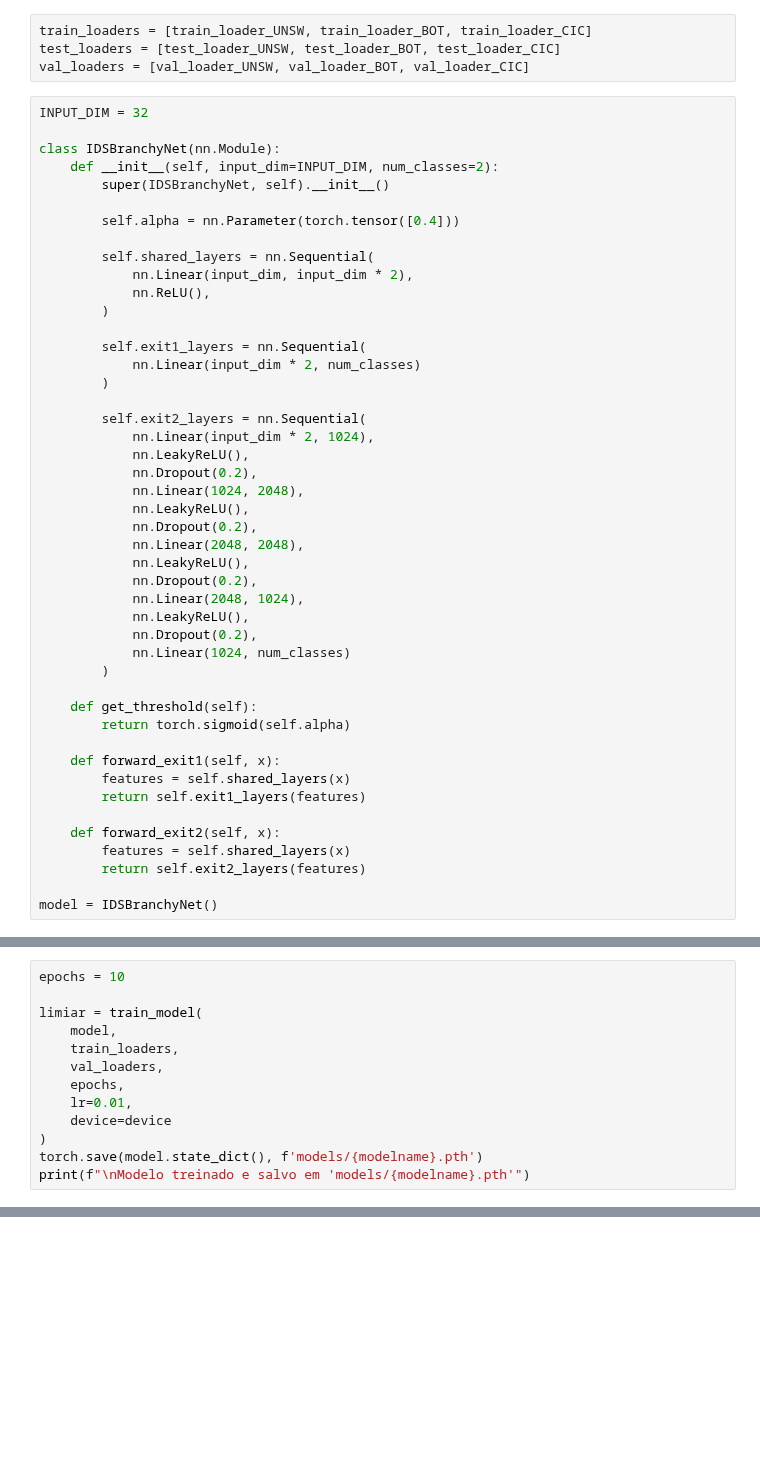
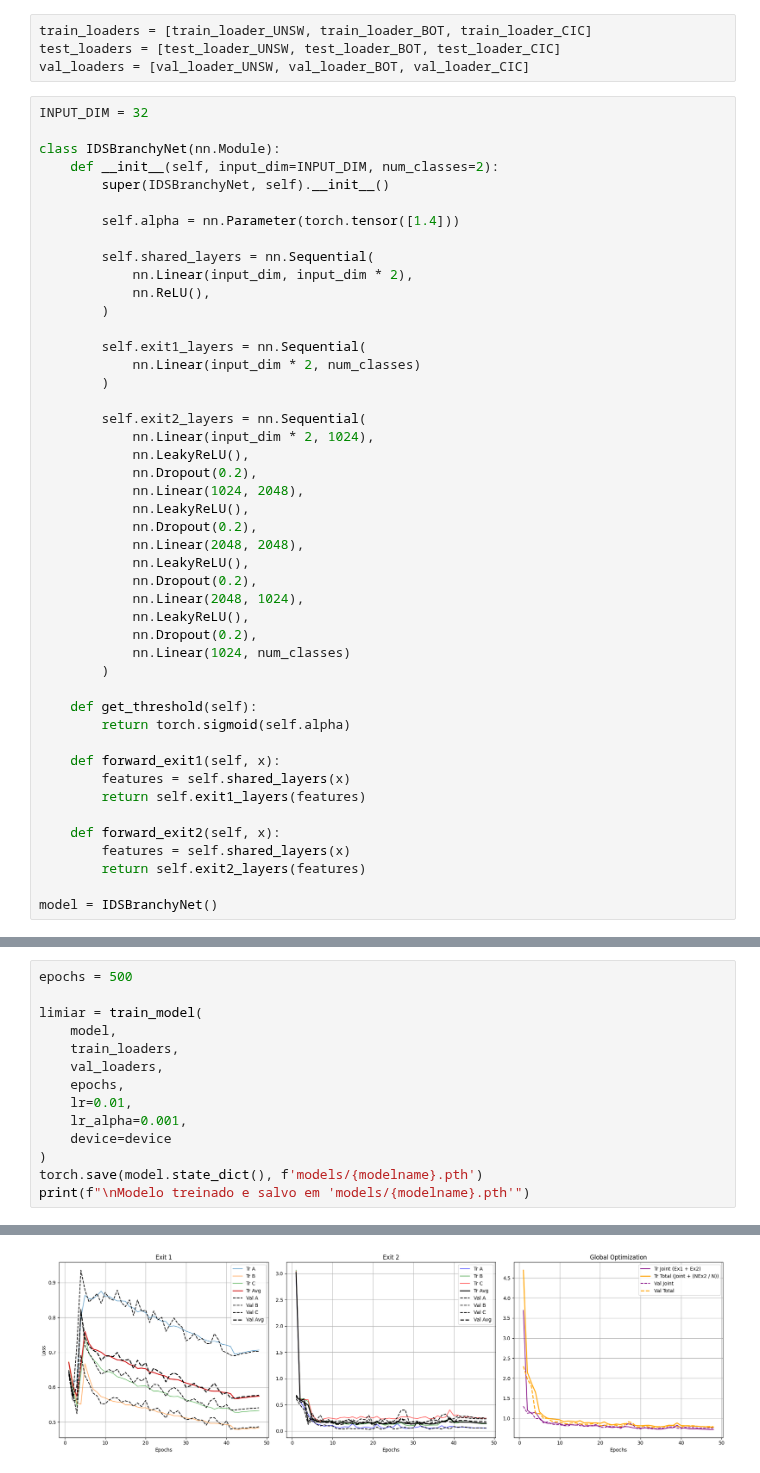
Before and after one commit to LucasSotomaiorAPereira/pibic-25-26, a Jupyter notebook: versao_artigo/main.ipynb, the cells around one changed output, grey strips where cells are left out. Drawn from its saved outputs; the diff is of its cells as text; blank space fills up the shorter version.

```diff
--- a/versao_artigo/main.ipynb
+++ b/versao_artigo/main.ipynb
@@ -47,7 +48,7 @@ class IDSBranchyNet(nn.Module):
     def __init__(self, input_dim=INPUT_DIM, num_classes=2):
         super(IDSBranchyNet, self).__init__()
 
-        self.alpha = nn.Parameter(torch.tensor([0.4]))
+        self.alpha = nn.Parameter(torch.tensor([1.4]))
 
         self.shared_layers = nn.Sequential(
             nn.Linear(input_dim, input_dim * 2),
@@ -512,5 +553,5 @@ modelname
 # %%
-epochs = 10
+epochs = 500
 
 limiar = train_model(
     model,
@@ -518,7 +559,9 @@ limiar = train_model(
     val_loaders,
     epochs,
     lr=0.01,
+    lr_alpha=0.001,
     device=device
 )
 torch.save(model.state_dict(), f'models/{modelname}.pth')
 print(f"\nModelo treinado e salvo em 'models/{modelname}.pth'")
+# %% [output]
@@ -524,0 +585 @@ print(f"\nModelo treinado e salvo em 'models/{modelname}.pth'")
+[figure, added]
```
Also changed, not shown: parts of 7 cells of this notebook.
